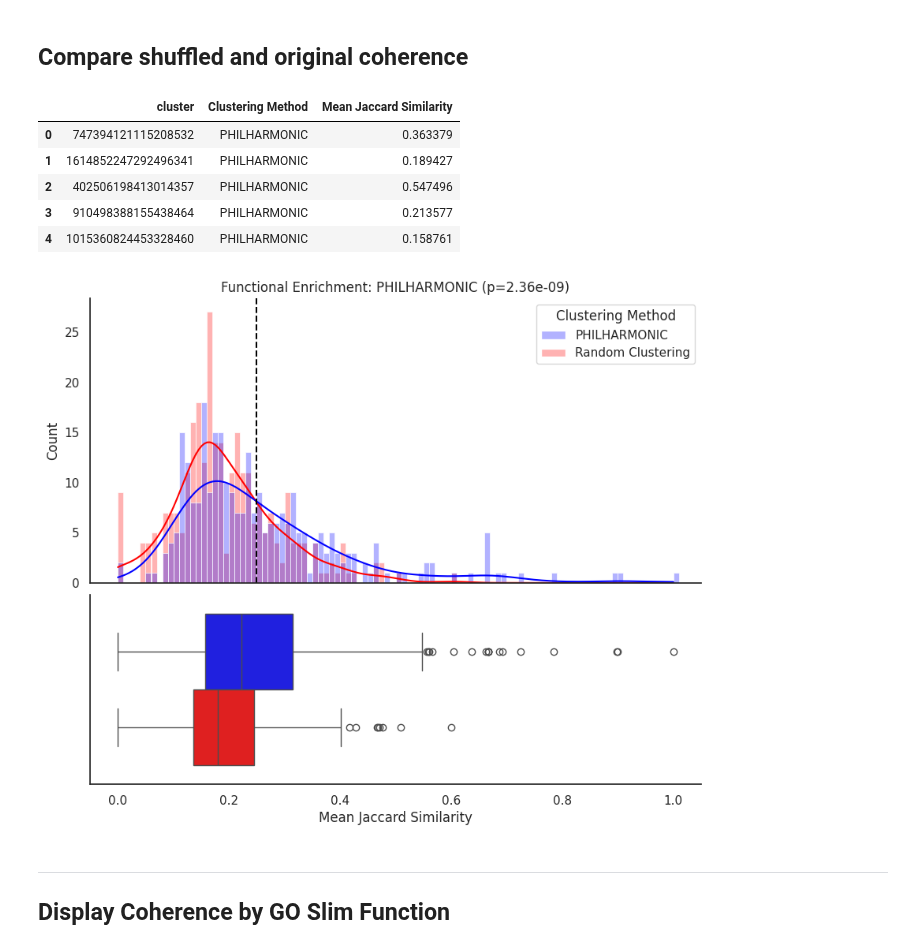
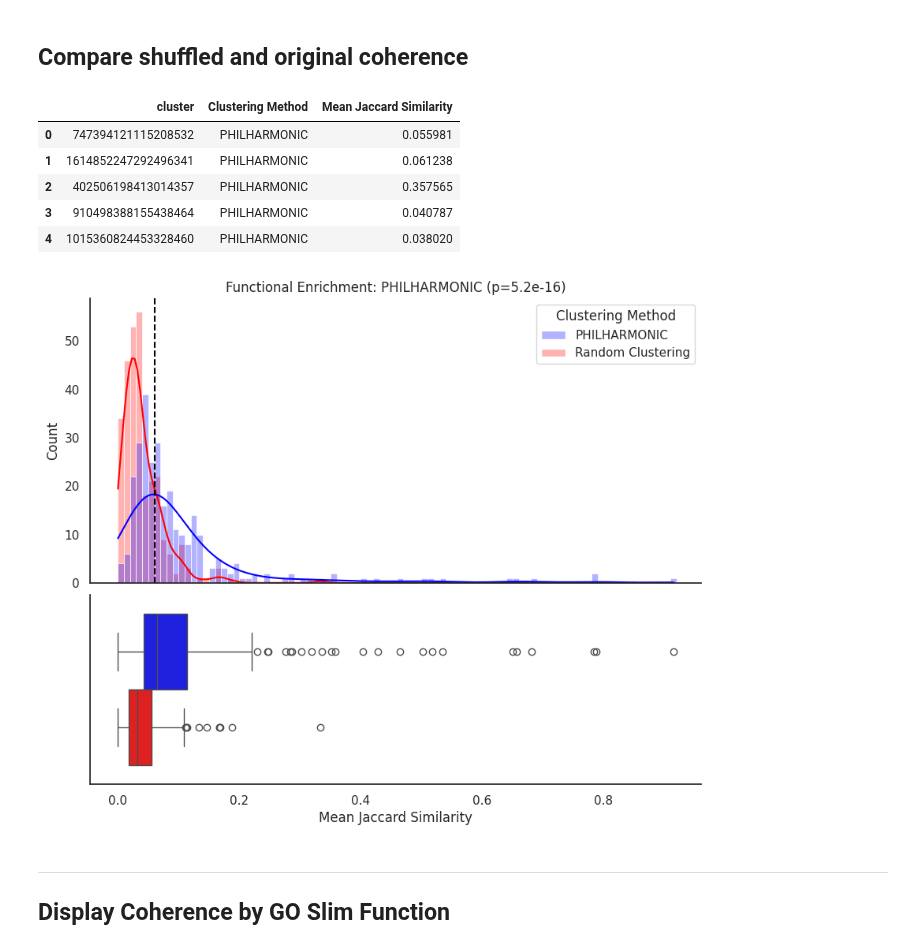
Before and after one commit to samsledje/philharmonic, a Jupyter notebook: nb/02.2_fly_functional_permutation_analysis.ipynb, the cells around one changed output. Drawn from its saved outputs; the diff is of its cells as text; code cells hidden in the pictures.

```diff
--- a/nb/02.2_fly_functional_permutation_analysis.ipynb
+++ b/nb/02.2_fly_functional_permutation_analysis.ipynb
@@ -43,9 +42,12 @@ for clust in tqdm(cluster_dict.values()):
     proteins_in_clusters.extend(list(clust["recipe"]["degree"]["0.75"]))
 # %%
 # Add GO Annotations
-# go_map = parse_GO_map(go_map_path)
-go_db = parse_GO_database(GO_FULL_PATH)
-go_slim = parse_GO_database(GO_SLIM_PATH)
+USE_GO_SLIM = False
+
+if USE_GO_SLIM:
+    go_db = parse_GO_database(GO_SLIM_PATH)
+else:
+    go_db = parse_GO_database(GO_FULL_PATH)
 # %%
 flybase_go = pd.read_csv("/mnt/home/ssledzieski/database/flybase/gene_association.fb", sep="\t", comment="!", header=None).dropna(subset=[10])
 flybase_mapper = pd.read_csv("/mnt/home/ssledzieski/database/flybase/fbgn_fbtr_fbpp_fb_2024_04.tsv", sep="\t", comment="#",header=None).dropna().drop_duplicates(2)
@@ -84,7 +70,7 @@ go_assigned = set()
 for clust in tqdm(cluster_dict.values()):
     for m in clust["members"]:
         go_assigned.update(go_map_fb.get(m, []))
-go_assigned = sorted(list(go_assigned.intersection(go_slim.keys())))
+go_assigned = sorted(list(go_assigned.intersection(go_db.keys())))
 
 logger.info(f"{len(go_assigned)} GO terms assigned")
 # %% [output]
@@ -92,8 +78,19 @@ logger.info(f"{len(go_assigned)} GO terms assigned")
+# %%
+def protein_GO_bit_vector(
+    protein_id, go_map, full_go_list
+):
+    go_bv = np.zeros(len(full_go_list))
+    prot_go = go_map.get(protein_id)
+    if prot_go is not None:
+        for gid in prot_go:
+            if gid in full_go_list:
+                go_bv[full_go_list.index(gid)] = 1
+    return go_bv
+
+protein_GO_bvs = {}
+for pid in tqdm(proteins_in_clusters):
+    protein_GO_bvs[pid] = protein_GO_bit_vector(pid, go_map_fb, go_assigned)
 # %%
-protein_GO_bvs = {}
-for pid in proteins_in_clusters:
-    protein_GO_bvs[pid] = protein_GO_bit_vector(pid, go_map_fb, go_assigned)
-
 cluster_jaccards = {}
 
 for k, clust in tqdm(cluster_dict.items()):
@@ -132,11 +128,11 @@ coherence_df = pd.DataFrame(
 coherence_df.head()
 # %% [output]
 |  | cluster | Clustering Method | Mean Jaccard Similarity |
-| 0 | 747394121115208532 | PHILHARMONIC | 0.363379 |
-| 1 | 1614852247292496341 | PHILHARMONIC | 0.189427 |
-| 2 | 402506198413014357 | PHILHARMONIC | 0.547496 |
-| 3 | 910498388155438464 | PHILHARMONIC | 0.213577 |
-| 4 | 1015360824453328460 | PHILHARMONIC | 0.158761 |
+| 0 | 747394121115208532 | PHILHARMONIC | 0.055981 |
+| 1 | 1614852247292496341 | PHILHARMONIC | 0.061238 |
+| 2 | 402506198413014357 | PHILHARMONIC | 0.357565 |
+| 3 | 910498388155438464 | PHILHARMONIC | 0.040787 |
+| 4 | 1015360824453328460 | PHILHARMONIC | 0.038020 |
 # %%
 sns.set_palette("colorblind")
 sns.set_theme(style="white", palette="pastel", font_scale=1)
@@ -157,37 +153,41 @@ sns.histplot(
     bins=np.arange(0, 1.05, 0.01),
     kde=True,
     palette=["blue", "red"],
     common_norm=False,
     ec="white",
     ax=ax0
 )
 
 sns.boxplot(
     data=coherence_df,
     x="Mean Jaccard Similarity",
     hue="Clustering Method",
     palette=["blue", "red"],
     ax=ax1
 )
 
 ax0.set_xlabel('')  # Remove x-label from top plot
 ax0.set_xticklabels([])  # Remove x-ticks from top plot
 
 # Align the x-axis of both subplots
 ax0.set_xlim(ax1.get_xlim())
 ax1.get_legend().remove() # Remove legend from bottom plot
-# plt.yscale("log")
 
 tstat, p = ttest_ind(phil_mean, permute_mean, alternative="greater")
 ax0.set_title("Functional Enrichment: PHILHARMONIC (p={:.3})".format(p))
-ax0.axvline(0.25, linestyle="--", color="black")
+
+if USE_GO_SLIM:
+    ax0.axvline(0.25, linestyle="--", color="black")
+else:
+    ax0.axvline(0.06, linestyle="--", color="black")
 
 # Show the plot
 sns.despine()
-plt.savefig(IMG_DIR / "function_enrichment_combined_slimGO.svg", bbox_inches="tight", dpi=300)
+finame = "enrichment_by_function_swarmbox_GOfull.svg" if not USE_GO_SLIM else "enrichment_by_function_swarmbox_GOslim.svg"
+plt.savefig(IMG_DIR / finame, bbox_inches="tight", dpi=300)
 plt.show()
 # %% [output]
-[figure, old version]
+[figure, new version]
 # %% [markdown]
 ---
 ## Display Coherence by GO Slim Function
```
Also changed, not shown: parts of 13 cells of this notebook, 5 other files.
